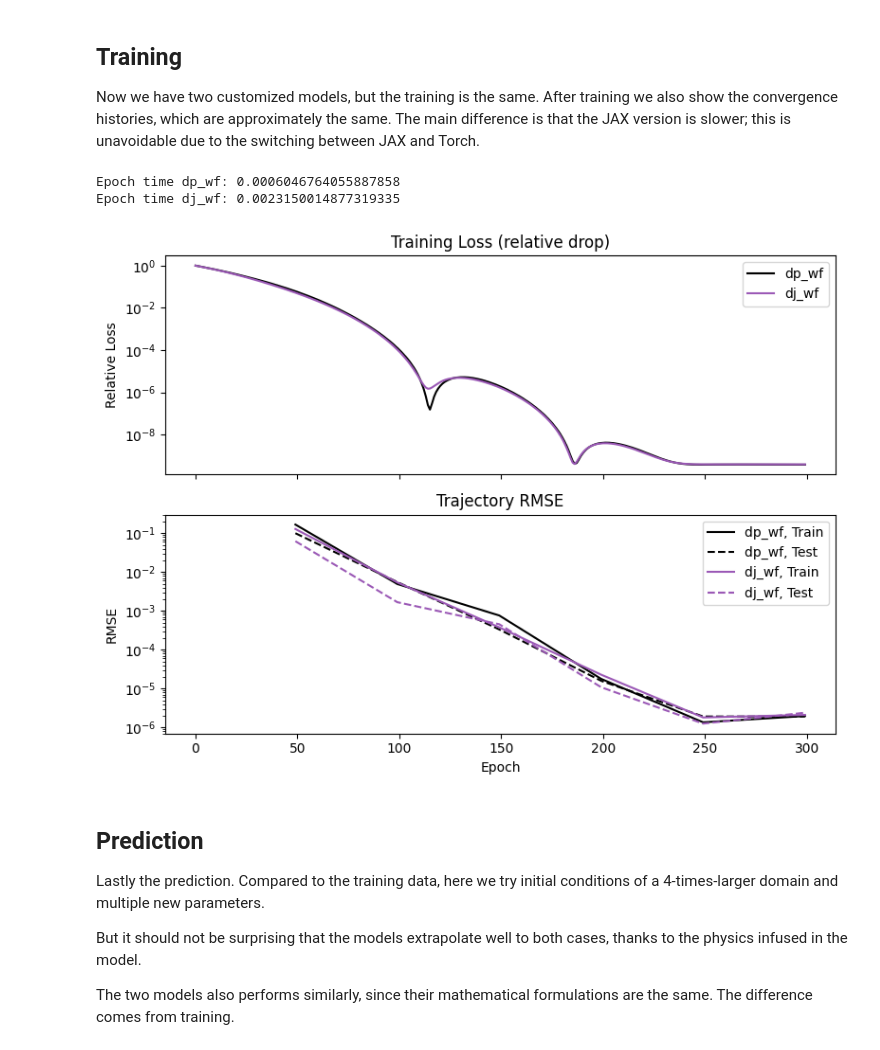
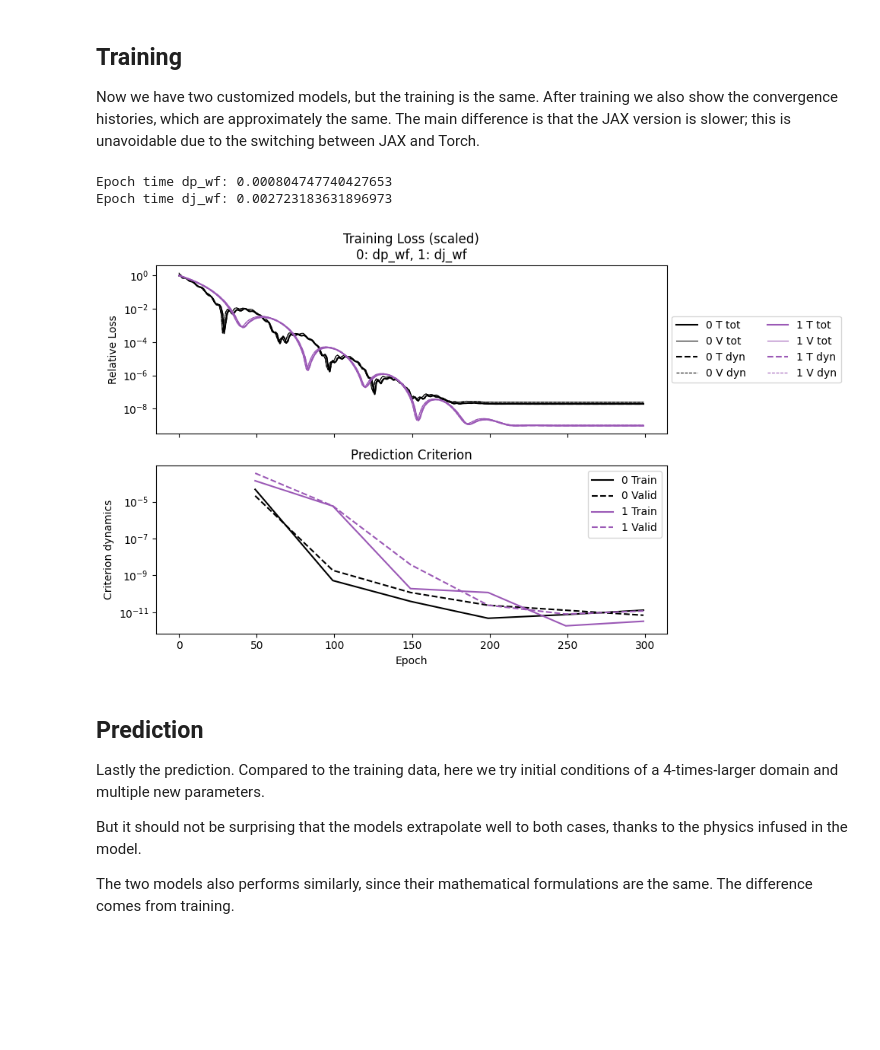
Before and after one commit to p-smith22/dymad-dev, a Jupyter notebook: examples/simple_pendulum/part1.ipynb, the cells around one changed output. Saved outputs shown, nothing was run; the diff lists cells and outputs as text; code cells hidden in the pictures; blank space fills up the shorter version.

```diff
--- a/examples/simple_pendulum/part1.ipynb
+++ b/examples/simple_pendulum/part1.ipynb
@@ -147,8 +149,6 @@ trn_wf = {
     "load_checkpoint": False,
     "learning_rate": 5e-3,
     "decay_rate": 0.999,
-    "reconstruction_weight": 1.0,
-    "dynamics_weight": 1.0,
     "weak_form_params": {
         "N": 29,
         "dN": 2,
@@ -223,15 +221,15 @@ for i in IDX:
     trainer = Trainer(config_path, MDL, config_mod=opt)
     trainer.train()
 # %%
-npz_files = [f'results/res_{l}_summary.npz' for l in labels]
+npz_files = [f'res_{l}' for l in labels]
 npzs = plot_summary(npz_files, labels=labels, ifclose=False)
 
 for lbl, npz in zip(labels, npzs):
     print(f"Epoch time {lbl}: {npz['avg_epoch_time']}")
 # %% [output]
-Epoch time dp_wf: 0.0006046764055887858
-Epoch time dj_wf: 0.0023150014877319335
+Epoch time dp_wf: 0.000804747740427653
+Epoch time dj_wf: 0.002723183631896973
-[figure, old version]
+[figure, new version]
 # %% [markdown]
 ## Prediction
 
```
Also changed, not shown: parts of 6 cells of this notebook, 7 other files.
